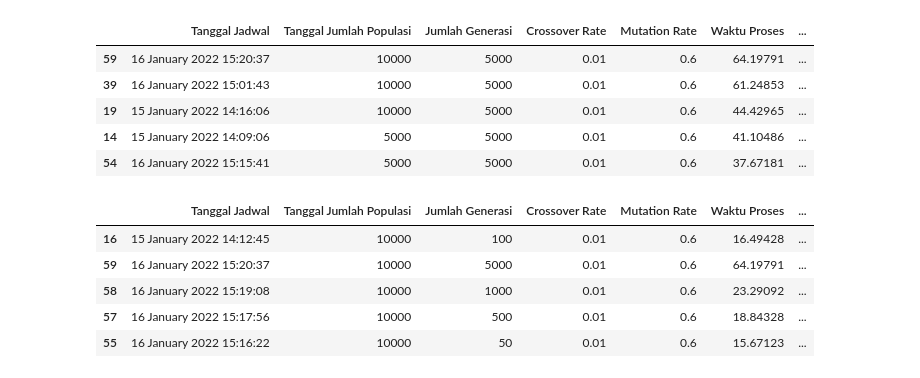
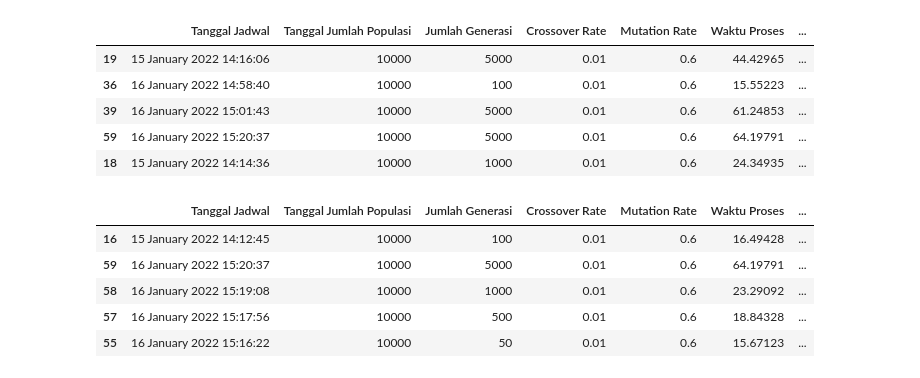
Before and after one commit to nicokinazoko/perhitungan-grafik-penjadwalan-piket, a Jupyter notebook: data-grafik-memetika.ipynb, the cells around one changed output. Cells and saved outputs as stored; diff of their text form; code cells hidden in the pictures.

```diff
--- a/data-grafik-memetika.ipynb
+++ b/data-grafik-memetika.ipynb
@@ -22,15 +22,15 @@ dataMemetika['Nilai Fitness Min'] = dataMemetika['Nilai Fitness -1'] + \
     dataMemetika['Nilai Fitness Kosong']
 nilaiFitnessMin = dataMemetika['Nilai Fitness Min']
 # %%
-dataSortingFitnessMin = dataMemetika.sort_values(by='Waktu Proses', ascending=False)
+dataSortingFitnessMin = dataMemetika.sort_values(by='Nilai Fitness 3', ascending=False)
 dataSortingFitnessMin.head()
 # %% [output]
 |  | Tanggal Jadwal | Tanggal Jumlah Populasi | Jumlah Generasi | Crossover Rate | Mutation Rate | Waktu Proses | ... |
+| 19 | 15 January 2022 14:16:06 | 10000 | 5000 | 0.01 | 0.6 | 44.42965 | ... |
+| 36 | 16 January 2022 14:58:40 | 10000 | 100 | 0.01 | 0.6 | 15.55223 | ... |
+| 39 | 16 January 2022 15:01:43 | 10000 | 5000 | 0.01 | 0.6 | 61.24853 | ... |
 | 59 | 16 January 2022 15:20:37 | 10000 | 5000 | 0.01 | 0.6 | 64.19791 | ... |
-| 39 | 16 January 2022 15:01:43 | 10000 | 5000 | 0.01 | 0.6 | 61.24853 | ... |
-| 19 | 15 January 2022 14:16:06 | 10000 | 5000 | 0.01 | 0.6 | 44.42965 | ... |
-| 14 | 15 January 2022 14:09:06 | 5000 | 5000 | 0.01 | 0.6 | 41.10486 | ... |
-| 54 | 16 January 2022 15:15:41 | 5000 | 5000 | 0.01 | 0.6 | 37.67181 | ... |
+| 18 | 15 January 2022 14:14:36 | 10000 | 1000 | 0.01 | 0.6 | 24.34935 | ... |
 # %%
 # sorting data berdasarkan populasi
 dataSortingPopulasi = dataMemetika.sort_values(by='Tanggal Jumlah Populasi', ascending=False)
```
Also changed, not shown: parts of 1 cell of this notebook.
